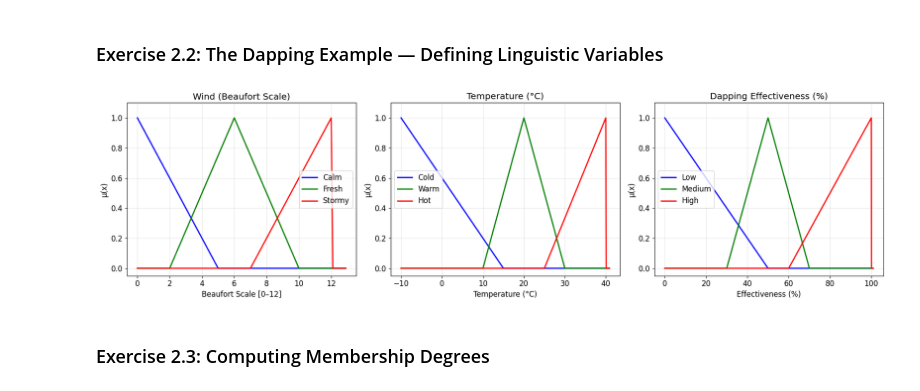
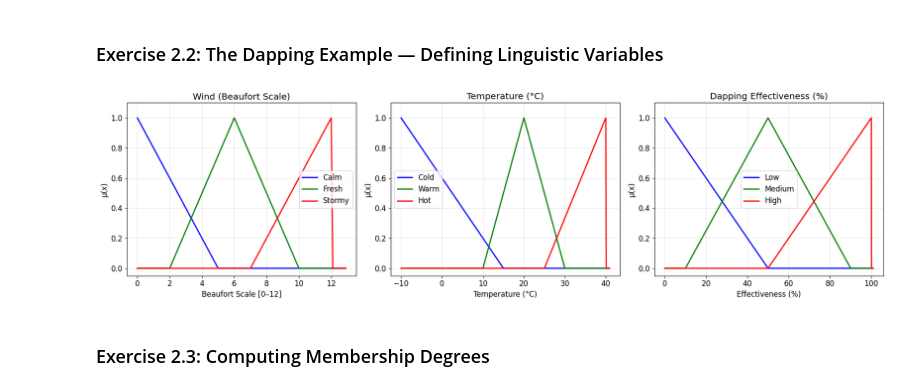
Before and after one commit to eoinocathasaigh/Artificial-Intelligence-Labs, a Jupyter notebook: Lab 4/Lab4.ipynb, the cells around one changed output. Saved outputs shown, nothing was run; the diff lists cells and outputs as text; code cells hidden in the pictures.

```diff
--- a/Lab 4/Lab4.ipynb
+++ b/Lab 4/Lab4.ipynb
@@ -136,8 +138,8 @@ temp_hot = fuzz.trimf(x_temp, [25, 40, 40])
 # --- Dapping membership functions ---
 # TODO: code the dapping membership functions here
 dapping_low = fuzz.trimf(x_effectiveness, [0, 0, 50])
-dapping_medium = fuzz.trimf(x_effectiveness, [30, 50, 70])
-dapping_high = fuzz.trimf(x_effectiveness, [60, 100, 100])
+dapping_medium = fuzz.trimf(x_effectiveness, [10, 50, 90])
+dapping_high = fuzz.trimf(x_effectiveness, [50, 100, 100])
 
 # --- Plot ---
 fig, (ax1, ax2, ax3) = plt.subplots(1, 3, figsize=(18, 5))
@@ -149,34 +151,34 @@ ax1.set_title('Wind (Beaufort Scale)')
 ax1.set_xlabel('Beaufort Scale [0–12]')
 ax1.set_ylabel('μ(x)')
 ax1.legend()
 
 # Temperature
 # TODO: code here the figure for temperature
 ax2.plot(x_temp, temp_cold, 'b-', linewidth=2, label='Cold')
 ax2.plot(x_temp, temp_warm, 'g-', linewidth=2, label='Warm')
 ax2.plot(x_temp, temp_hot, 'r-', linewidth=2, label='Hot')
 ax2.set_title('Temperature (°C)')
 ax2.set_xlabel('Temperature (°C)')
 ax2.set_ylabel('μ(x)')
 ax2.legend()
 
 # Dapping
 # TODO: code here the figure for dapping
 ax3.plot(x_effectiveness, dapping_low, 'b-', linewidth=2, label='Low')
 ax3.plot(x_effectiveness, dapping_medium, 'g-', linewidth=2, label='Medium')
 ax3.plot(x_effectiveness, dapping_high, 'r-', linewidth=2, label='High')
 ax3.set_title('Dapping Effectiveness (%)')
 ax3.set_xlabel('Effectiveness (%)')
 ax3.set_ylabel('μ(x)')
 ax3.legend()
 
 for ax in [ax1, ax2, ax3]:
     ax.set_ylim(-0.05, 1.1)
 
 plt.tight_layout()
 plt.show()
 # %% [output]
-[figure, old version]
+[figure, new version]
 # %% [markdown]
 ### Exercise 2.3: Computing Membership Degrees
 # %%
```
Also changed, not shown: parts of 7 cells of this notebook.
